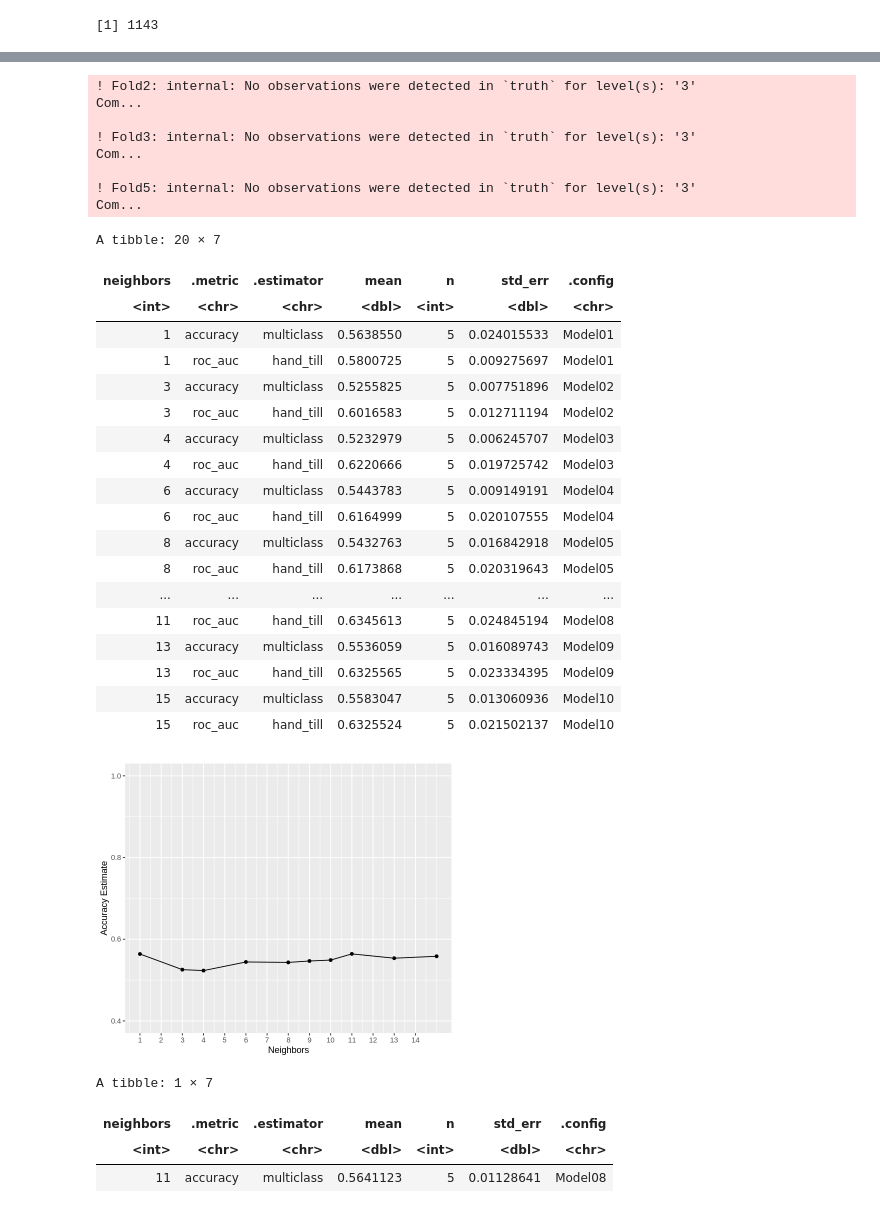
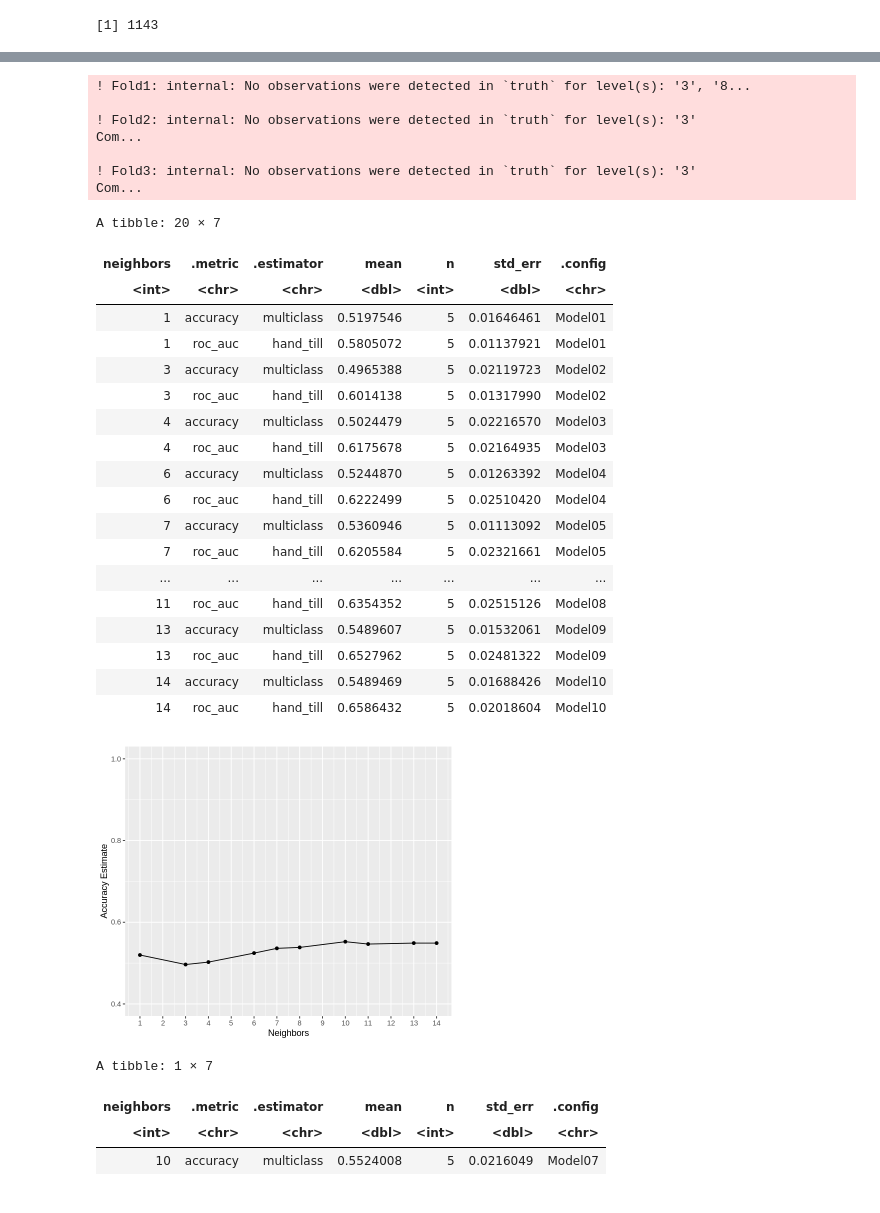
Before and after one commit to SurajDatta/DSCI100_group_project, a Jupyter notebook: report~suraj.ipynb, the cells around one changed output, grey strips where cells are left out. Saved outputs shown, nothing was run; the diff lists cells and outputs as text; code cells hidden in the pictures.

```diff
--- a/report~suraj.ipynb
+++ b/report~suraj.ipynb
@@ -212,65 +198,70 @@ accuracy_plot
 # %%
-set.seed(9999)
+set.seed(4321)
 
 options(repr.plot.height = 5, repr.plot.width = 6)
 
-wine_train_recipe <- recipe(quality ~. , data = wine_train)
+wine_train_recipe <- recipe(quality ~ alcohol + citric.acid + chlorides + total.sulfur.dioxide,
+                            data = wine_train)
+
+wine_selected <- wine_train %>%
+select(alcohol, citric.acid, chlorides, total.sulfur.dioxide, quality)
 
 knn_tune <- nearest_neighbor(weight_func = "rectangular", neighbors = tune()) %>%
       set_engine("kknn") %>%
       set_mode("classification")
 
-wine_vfold <- vfold_cv(wine_subset, v = 5, strata = quality)
+wine_vfold <- vfold_cv(wine_selected, v = 5, strata = quality)
 
 knn_results <- workflow() %>%
       add_recipe(wine_train_recipe) %>%
       add_model(knn_tune) %>%
       tune_grid(resamples = wine_vfold, grid = 10) %>%
       collect_metrics()
 
 knn_results
 
 accuracies <- knn_results %>%
       filter(.metric == "accuracy")
 
 cross_val_plot <- ggplot(accuracies, aes(x = neighbors, y = mean))+
       geom_point() +
       geom_line() +
       labs(x = "Neighbors", y = "Accuracy Estimate") +
       scale_x_continuous(breaks = seq(0, 14, by = 1)) +  # adjusting the x-axis
       scale_y_continuous(limits = c(0.4, 1.0)) # adjusting the y-axis
 
 cross_val_plot
 # %% [output]
+! Fold1: internal: No observations were detected in `truth` for level(s): '3', '8...
+
 ! Fold2: internal: No observations were detected in `truth` for level(s): '3'
 Com...
 
 ! Fold3: internal: No observations were detected in `truth` for level(s): '3'
 Com...
-
-! Fold5: internal: No observations were detected in `truth` for level(s): '3'
-Com...
 A tibble: 20 × 7
 | neighbors | .metric | .estimator | mean | n | std_err | .config |
 | <int> | <chr> | <chr> | <dbl> | <int> | <dbl> | <chr> |
-| 1 | accuracy | multiclass | 0.5638550 | 5 | 0.024015533 | Model01 |
-| 1 | roc_auc | hand_till | 0.5800725 | 5 | 0.009275697 | Model01 |
-| 3 | accuracy | multiclass | 0.5255825 | 5 | 0.007751896 | Model02 |
-| 3 | roc_auc | hand_till | 0.6016583 | 5 | 0.012711194 | Model02 |
-| 4 | accuracy | multiclass | 0.5232979 | 5 | 0.006245707 | Model03 |
-| 4 | roc_auc | hand_till | 0.6220666 | 5 | 0.019725742 | Model03 |
-| 6 | accuracy | multiclass | 0.5443783 | 5 | 0.009149191 | Model04 |
-| 6 | roc_auc | hand_till | 0.6164999 | 5 | 0.020107555 | Model04 |
-| 8 | accuracy | multiclass | 0.5432763 | 5 | 0.016842918 | Model05 |
-| 8 | roc_auc | hand_till | 0.6173868 | 5 | 0.020319643 | Model05 |
+| 1 | accuracy | multiclass | 0.5197546 | 5 | 0.01646461 | Model01 |
+| 1 | roc_auc | hand_till | 0.5805072 | 5 | 0.01137921 | Model01 |
+| 3 | accuracy | multiclass | 0.4965388 | 5 | 0.02119723 | Model02 |
+| 3 | roc_auc | hand_till | 0.6014138 | 5 | 0.01317990 | Model02 |
+| 4 | accuracy | multiclass | 0.5024479 | 5 | 0.02216570 | Model03 |
+| 4 | roc_auc | hand_till | 0.6175678 | 5 | 0.02164935 | Model03 |
+| 6 | accuracy | multiclass | 0.5244870 | 5 | 0.01263392 | Model04 |
+| 6 | roc_auc | hand_till | 0.6222499 | 5 | 0.02510420 | Model04 |
+| 7 | accuracy | multiclass | 0.5360946 | 5 | 0.01113092 | Model05 |
+| 7 | roc_auc | hand_till | 0.6205584 | 5 | 0.02321661 | Model05 |
 | ... | ... | ... | ... | ... | ... | ... |
-| 11 | roc_auc | hand_till | 0.6345613 | 5 | 0.024845194 | Model08 |
-| 13 | accuracy | multiclass | 0.5536059 | 5 | 0.016089743 | Model09 |
-| 13 | roc_auc | hand_till | 0.6325565 | 5 | 0.023334395 | Model09 |
-| 15 | accuracy | multiclass | 0.5583047 | 5 | 0.013060936 | Model10 |
-| 15 | roc_auc | hand_till | 0.6325524 | 5 | 0.021502137 | Model10 |
+| 11 | roc_auc | hand_till | 0.6354352 | 5 | 0.02515126 | Model08 |
+| 13 | accuracy | multiclass | 0.5489607 | 5 | 0.01532061 | Model09 |
+| 13 | roc_auc | hand_till | 0.6527962 | 5 | 0.02481322 | Model09 |
+| 14 | accuracy | multiclass | 0.5489469 | 5 | 0.01688426 | Model10 |
+| 14 | roc_auc | hand_till | 0.6586432 | 5 | 0.02018604 | Model10 |
-[figure, old version]
+[figure, new version]
 # %%
+set.seed(4321)
+
 accuracies_highest <- accuracies %>%filter(.metric == "accuracy") %>%
          arrange(desc(mean)) %>%
          slice(1)
@@ -280,6 +271,6 @@ accuracies_highest
 A tibble: 1 × 7
 | neighbors | .metric | .estimator | mean | n | std_err | .config |
 | <int> | <chr> | <chr> | <dbl> | <int> | <dbl> | <chr> |
-| 11 | accuracy | multiclass | 0.5641123 | 5 | 0.01128641 | Model08 |
+| 10 | accuracy | multiclass | 0.5524008 | 5 | 0.0216049 | Model07 |
 # %%
 # Set the seed. Don't remove this!
```
Also changed, not shown: parts of 6 cells of this notebook.
